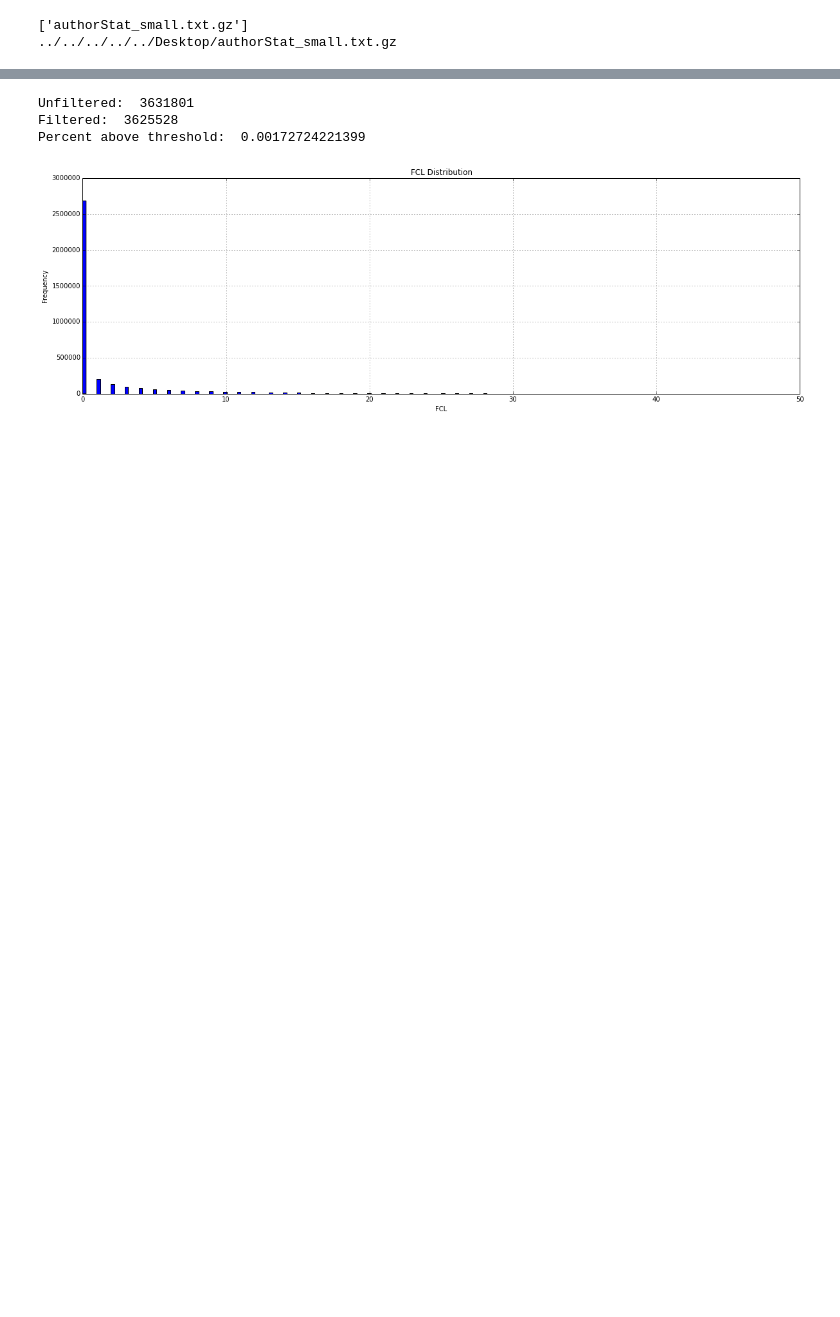
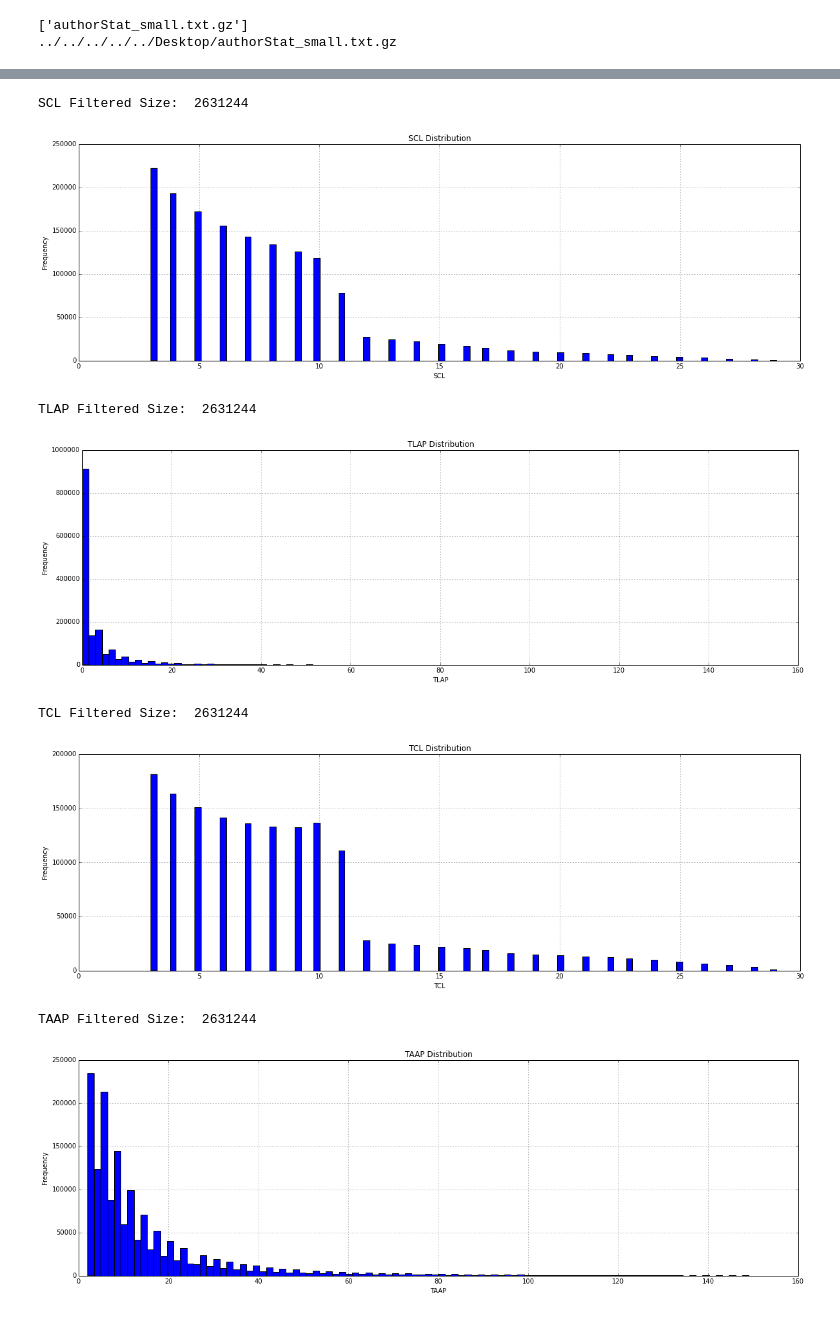
Before and after one commit to shinwachi/cs109_firstOrPerish, a Jupyter notebook: analysis/processAuthorStat.ipynb, the cells around one changed output, grey strips where cells are left out. Saved outputs shown, nothing was run; the diff lists cells and outputs as text; code cells hidden in the pictures; blank space fills up the shorter version.

Commit message:
Updated SubData
Updated sub set Data for outliers

```diff
--- a/analysis/processAuthorStat.ipynb
+++ b/analysis/processAuthorStat.ipynb
@@ -202,24 +288,22 @@ Percent above threshold:  0.0
 # %%
-decimalColumns = ['frqfa']
+#Filtered Data
+decimalColumns = ['saef', 'laef', 'maef', 'frqta', 'frqfa', 'faef']
+
 for columns in decimalColumns:
-    subData = reader[columns]
-    subData = pd.DataFrame(subData)
-    unfiltered = len(subData.index)
-    print "Unfiltered: ", unfiltered
-    subData = subData[subData[columns] < 25 ]
-    filtered = len(subData.index)
-    print "Filtered: " , filtered
-    print "Percent above threshold: " , float(( float(unfiltered) - float(filtered) ) / float(unfiltered))
+    subData2 = subData[columns]
+    subData2 = pd.DataFrame(subData2)
     allPoints = []
-    for item in subData[columns]:
+    for item in subData2[columns]:
         try:
             item = float(item)
             item = np.round(item,3)
             allPoints.append(item)
         except:
             next
-    subData = pd.DataFrame(allPoints)
-    subData.hist(bins=200)
+    subData2 = pd.DataFrame(allPoints)
+    filtered = len(subData2.index)
+    print columns.upper() + " Filtered Size: ", unfiltered
+    subData2.hist(bins=200)
     plt.title(columns.upper() + " Distribution")
     plt.xlabel(columns.upper())
     plt.ylabel("Frequency")
@@ -232,30 +354,31 @@ Percent above threshold:  0.000186133546414
 # %%
-decimalColumns = ['fcl']
+#Filtered Data
+decimalColumns = ['scl', 'tlap', 'tcl', 'taap', 'tfap', 'fcl']
 for columns in decimalColumns:
-    subData = reader[columns]
-    subData = pd.DataFrame(subData)
-    unfiltered = len(subData.index)
-    print "Unfiltered: ", unfiltered
-    subData = subData[subData[columns] < 50 ]
-    filtered = len(subData.index)
-    print "Filtered: " , filtered
-    print "Percent above threshold: " , float(( float(unfiltered) - float(filtered) ) / float(unfiltered))
+    subData2 = subData[columns]
+    subData2 = pd.DataFrame(subData2)
     allPoints = []
-    for item in subData[columns]:
+    for item in subData2[columns]:
         try:
             item = float(item)
-            item = np.round(item,3)
+            item = np.round(item,0)
             allPoints.append(item)
         except:
             next
-    subData = pd.DataFrame(allPoints)
-    subData.hist(bins=200)
+    subData2 = pd.DataFrame(allPoints)
+    filtered = len(subData2.index)
+    print columns.upper() + " Filtered Size: ", unfiltered
+    subData2.hist(bins=100)
     plt.title(columns.upper() + " Distribution")
     plt.xlabel(columns.upper())
     plt.ylabel("Frequency")
     plt.show()
 # %% [output]
-Unfiltered:  3631801
-Filtered:  3625528
-Percent above threshold:  0.00172724221399
+SCL Filtered Size:  2631244
-[figure, old version]
+[figure, new version]
+TLAP Filtered Size:  2631244
+[figure, added]
+TCL Filtered Size:  2631244
+[figure, added]
+TAAP Filtered Size:  2631244
+[figure, added]
```
Also changed, not shown: parts of 17 cells of this notebook.
